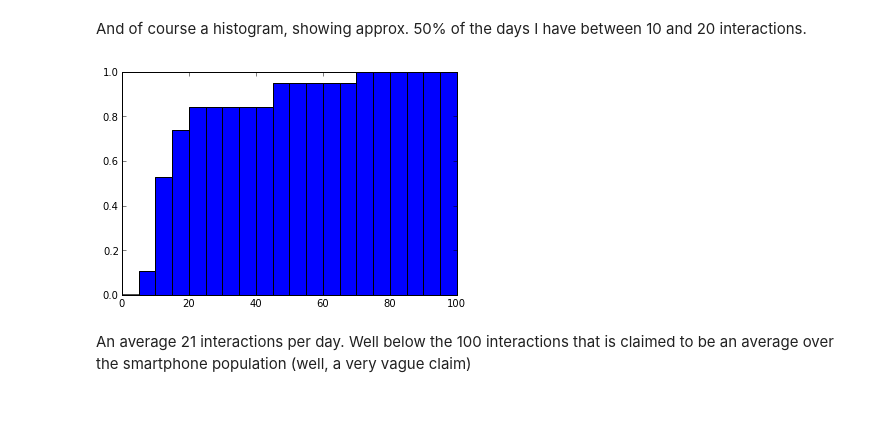
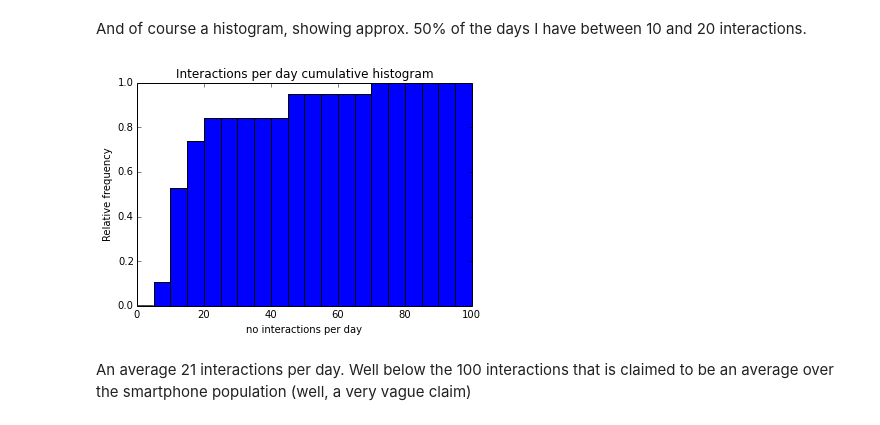
Before and after one commit to pimnijdam/journal, a Jupyter notebook: Phone interactions.ipynb, the cells around one changed output. Cells and saved outputs as stored; diff of their text form; code cells hidden in the pictures.

Commit message:
Fix phone interactions.
- fix hourly stats
- label the axes

```diff
--- a/Phone interactions.ipynb
+++ b/Phone interactions.ipynb
@@ -10,7 +10,7 @@ from datetime import timedelta
 reader = Reader(open("data/pim_screen.json"))
 data = reader.pandas()
 # %%
-data['screen'] = data['screen activity_screen'].map(lambda x: True if x == 'on' else False)
+data['screen'] = data['screen activity_screen'].map(lambda x: 1 if x == 'on' else 0)
 # %%
 #select a time period with few gaps in the data
 start = datetime(2014,2,14)
@@ -29,0 +24,5 @@ dailyInteractions.plot(style='o-');
+# %%
+dailyInteractions = data.screen.resample("1d", how=sum).fillna(value=0)
+dailyInteractions.plot(style='o-')
+title("Phone interaction per day")
+ylabel("no phone interactions per day");
@@ -30,9 +31,11 @@ dailyInteractions.plot(style='o-');
 # %% [markdown]
 And of course a histogram, showing approx. 50% of the days I have between 10 and 20 interactions.
 # %%
-hist(dailyInteractions, bins=20, range=(0,100),cumulative=True, normed=True);
+hist(dailyInteractions, bins=20, range=(0,100),cumulative=True, normed=True)
+title("Interactions per day cumulative histogram")
+xlabel("no interactions per day"); ylabel("Relative frequency");
 # %% [output]
-[figure, old version]
+[figure, new version]
 # %% [markdown]
 An average 21 interactions per day. Well below the 100 interactions that is claimed to be an average over the smartphone population (well, a very vague claim)
 # %%
```
Also changed, not shown: parts of 10 cells of this notebook.
